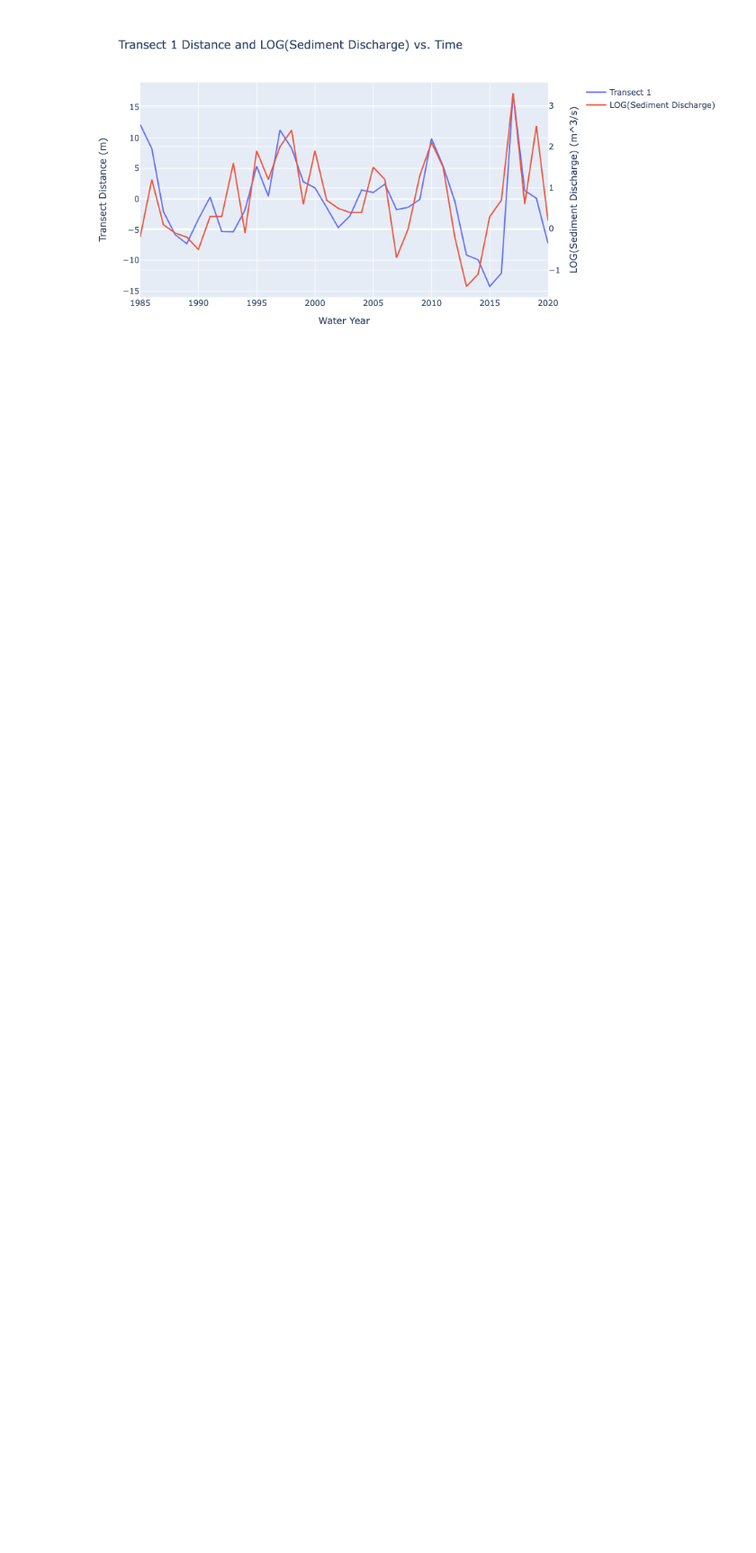
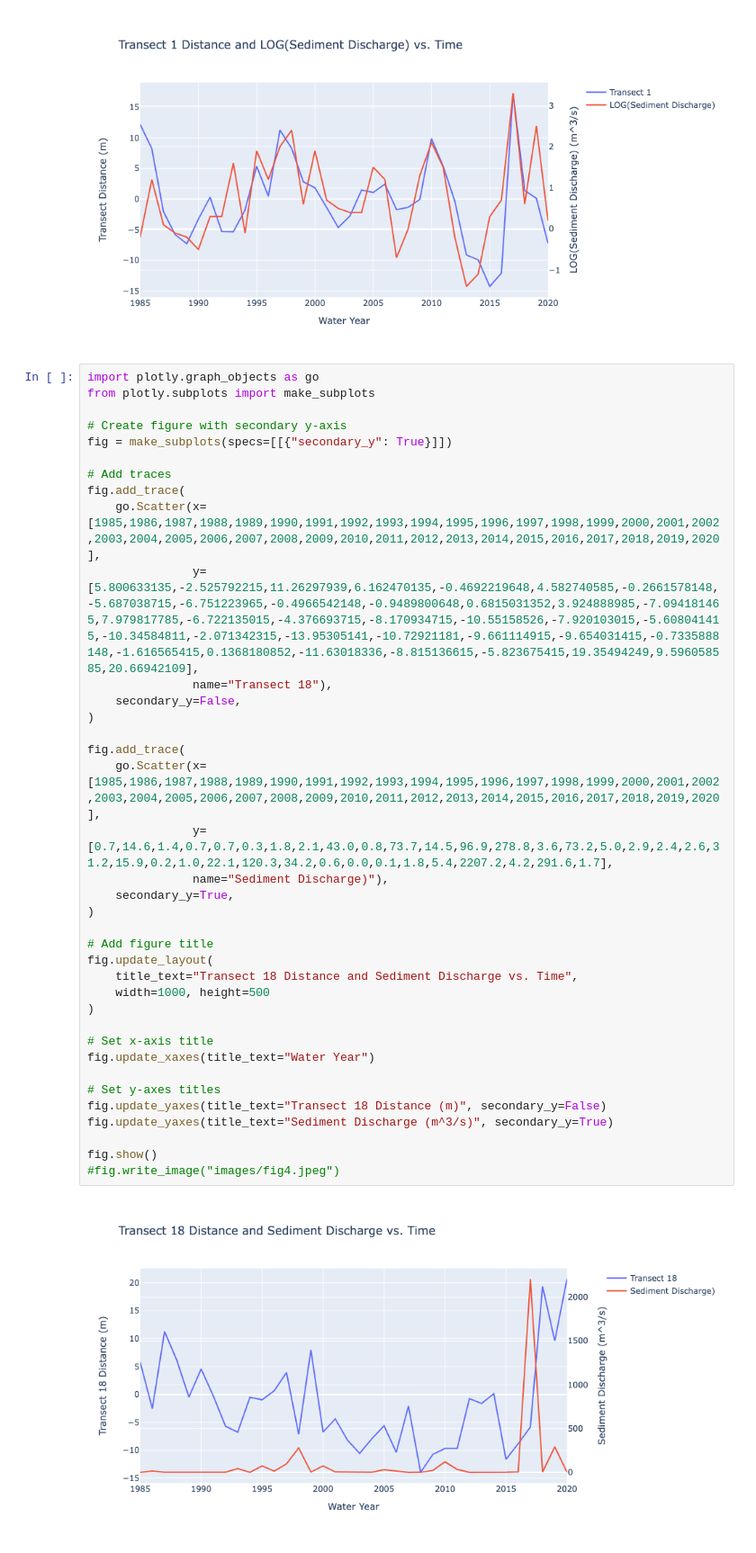
Before and after one commit to landen5/USGS-project, a Jupyter notebook: SingleVar.ipynb, the cells around one changed output. Shown: that part at 90% size. Drawn from its saved outputs; the diff is of its cells as text; blank space fills up the shorter version.

Commit message:
added transect 18 graphs

```diff
--- a/SingleVar.ipynb
+++ b/SingleVar.ipynb
@@ -115,3 +115,42 @@ fig.show()
 #fig.write_image("images/fig3.jpeg")
 # %% [output]
 [figure]
+# %%
+import plotly.graph_objects as go
+from plotly.subplots import make_subplots
+
+# Create figure with secondary y-axis
+fig = make_subplots(specs=[[{"secondary_y": True}]])
+
+# Add traces
+fig.add_trace(
+    go.Scatter(x=[1985,1986,1987,1988,1989,1990,1991,1992,1993,1994,1995,1996,1997,1998,1999,2000,2001,2002,2003,2004,2005,2006,2007,2008,2009,2010,2011,2012,2013,2014,2015,2016,2017,2018,2019,2020],
+               y=[5.800633135,-2.525792215,11.26297939,6.162470135,-0.4692219648,4.582740585,-0.2661578148,-5.687038715,-6.751223965,-0.4966542148,-0.9489800648,0.6815031352,3.924888985,-7.094181465,7.979817785,-6.722135015,-4.376693715,-8.170934715,-10.55158526,-7.920103015,-5.608041415,-10.34584811,-2.071342315,-13.95305141,-10.72921181,-9.661114915,-9.654031415,-0.7335888148,-1.616565415,0.1368180852,-11.63018336,-8.815136615,-5.823675415,19.35494249,9.596058585,20.66942109],
+               name="Transect 18"),
+    secondary_y=False,
+)
+
+fig.add_trace(
+    go.Scatter(x=[1985,1986,1987,1988,1989,1990,1991,1992,1993,1994,1995,1996,1997,1998,1999,2000,2001,2002,2003,2004,2005,2006,2007,2008,2009,2010,2011,2012,2013,2014,2015,2016,2017,2018,2019,2020],
+               y=[0.7,14.6,1.4,0.7,0.7,0.3,1.8,2.1,43.0,0.8,73.7,14.5,96.9,278.8,3.6,73.2,5.0,2.9,2.4,2.6,31.2,15.9,0.2,1.0,22.1,120.3,34.2,0.6,0.0,0.1,1.8,5.4,2207.2,4.2,291.6,1.7],
+               name="Sediment Discharge)"),
+    secondary_y=True,
+)
+
+# Add figure title
+fig.update_layout(
+    title_text="Transect 18 Distance and Sediment Discharge vs. Time",
+    width=1000, height=500
+)
+
+# Set x-axis title
+fig.update_xaxes(title_text="Water Year")
+
+# Set y-axes titles
+fig.update_yaxes(title_text="Transect 18 Distance (m)", secondary_y=False)
+fig.update_yaxes(title_text="Sediment Discharge (m^3/s)", secondary_y=True)
+
+fig.show()
+#fig.write_image("images/fig4.jpeg")
+# %% [output]
+[figure, added]
```
Also changed, not shown: parts of 1 cell of this notebook.
